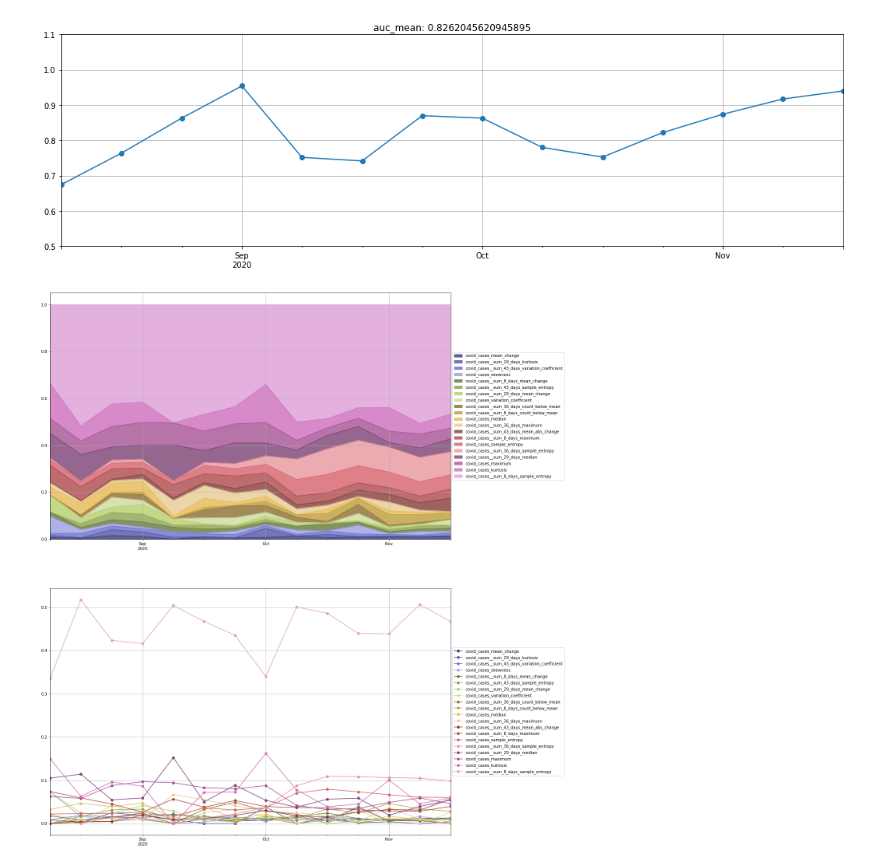
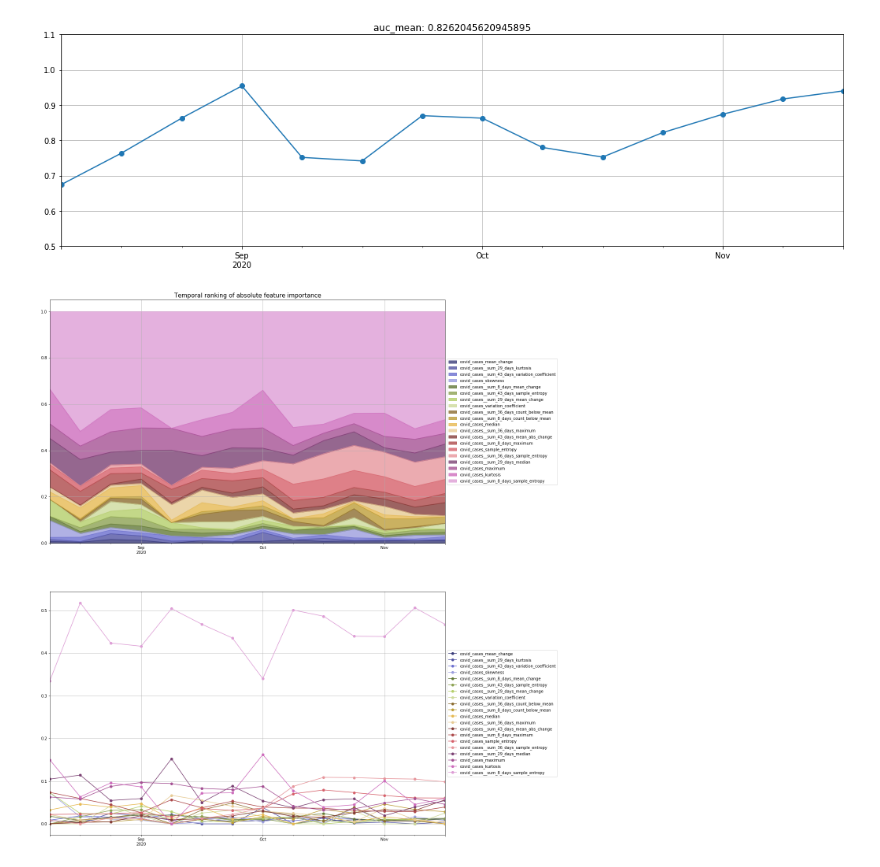
Before and after one commit to dhdzmota/omath_mota_rulo, a Jupyter notebook: notebooks/Experiment.ipynb, the cells around one changed output. Drawn from its saved outputs; the diff is of its cells as text; code cells hidden in the pictures.

Commit message:
Experiment

```diff
--- a/notebooks/Experiment.ipynb
+++ b/notebooks/Experiment.ipynb
@@ -35,7 +35,14 @@ data.shape
 # %%
 target = 'is_next_peak_in_15_days'
 # %%
-experiment_rounds_data = data[data['fecha'] > data['fecha'].quantile(.5)]
+experiment_round_length = pd.Grouper(freq='W')
+
+experiment_rounds = data[
+    data['fecha'] > data['fecha'].quantile(.5)
+].set_index(
+    'fecha'
+).groupby(
+    experiment_round_length)
 # %%
 def plot_folds(X_train, X_val, X_oot):
     fig, ax = plt.subplots(1, 1, figsize=(18, 3))
@@ -99,18 +115,14 @@ for date, oot in experiment_rounds_data.set_index('fecha').groupby(pd.Grouper(fr
 [figure]
 # %%
 reports, feature_importance, dates = [], [], []
-for date, oot in experiment_rounds_data.set_index('fecha').groupby(pd.Grouper(freq='W')):
+for date, oot in experiment_rounds:
     dates.append(date)
     oot.reset_index(inplace=True)
-    train = data[data['fecha'] <= date]
-
-    oos_size = .1
-    val_boundary = train['fecha'].quantile(1 - oos_size)
-
-    val = train[train['fecha'] >= val_boundary]
-    train = train[train['fecha'] < val_boundary]
 
     # Split data
+    train, val = get_train_val(data, date)
+
+    # Get X matrix and y.
     X_train = train.set_index(['fecha', 'nombre_hospital']).copy()
     X_train.drop(list(set(X_train.columns).intersection(train_data._TARGETS)), axis=1, inplace=True)
     y_train = train.set_index(['fecha', 'nombre_hospital'])[target]
@@ -123,16 +135,15 @@ for date, oot in experiment_rounds_data.set_index('fecha').groupby(pd.Grouper(fr
     X_oot.drop(list(set(X_oot.columns).intersection(train_data._TARGETS)), axis=1, inplace=True)
     y_oot = oot.set_index(['fecha', 'nombre_hospital'])[target]
 
+    # Train model
     scale_pos_weight = (y_train == 0).sum() / (y_train == 1).sum()
-
     model = xgb.XGBClassifier(
         subsample=.7,
         col_subsample=.5,
         max_depth=4,
         learning_rate=.05,
         min_child_weight=100,
-        scale_pos_weight=scale_pos_weight
-    )
+        scale_pos_weight=scale_pos_weight)
 
     model.fit(
         X_train,
@@ -142,12 +153,13 @@ for date, oot in experiment_rounds_data.set_index('fecha').groupby(pd.Grouper(fr
         early_stopping_rounds=10,
         verbose=False)
 
+    # Evaluate
     y_train_score = model.predict_proba(X_train)
     y_val_score = model.predict_proba(X_val)
     y_oot_score = model.predict_proba(X_oot)
 
-    # Evaluate
     score_th = pd.Series(y_oot_score[:, 1]).quantile(.5)
+
     report_train = eval_utils.classification_report(
         y_true=y_train,
         y_score=y_train_score,
@@ -167,12 +179,12 @@ for date, oot in experiment_rounds_data.set_index('fecha').groupby(pd.Grouper(fr
         'train': report_train,
         'val': report_val,
         'oot': report_oot,
-        'date': date
-    }
-
-    print(local_reports)
+        'date': date}
     reports.append(local_reports)
 
+    [print(l,'\n', r, '\n') for l, r in local_reports.items()]
+
+    # Plot feature importance
     fig, ax = plt.subplots(1, 1)
     explainer = shap.TreeExplainer(model)
 
@@ -324,24 +330,24 @@ auc.plot(
 # %%
 data_plot = feature_importance[feature_importance.sum().sort_values().iloc[-20:].index]
 data_plot = (data_plot.T / data_plot.sum(axis=1)).T
 
 fig, ax = plt.subplots(2, 1, figsize=(18, 25))
 data_plot.plot(
     kind='area',
     stacked=True,
     ax=ax[0],
     grid=True,
     alpha=.8,
     cmap='tab20b')
 
 data_plot.plot(
     marker='o',
     ax=ax[1],
     cmap='tab20b',
     legend=False,
     grid=True)
-
+ax[0].set_title('Temporal ranking of absolute feature importance', fontsize=15)
 ax[0].legend(loc='center left', bbox_to_anchor=(1, 0.5))
 ax[1].legend(loc='center left', bbox_to_anchor=(1, 0.5));
 # %% [output]
-[figure, old version]
+[figure, new version]
```
Also changed, not shown: parts of 2 cells of this notebook.
